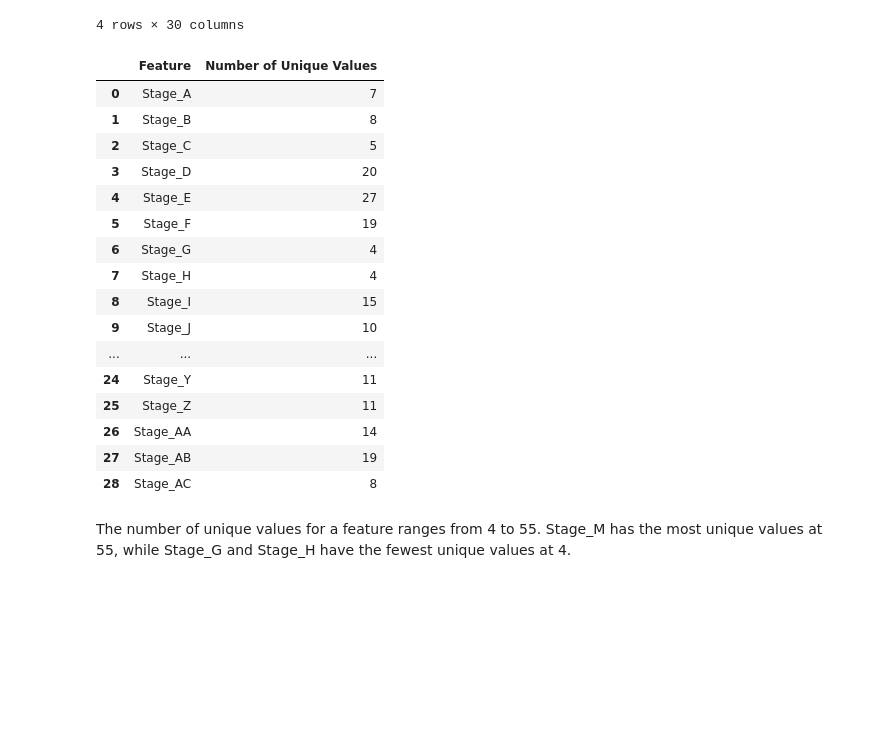
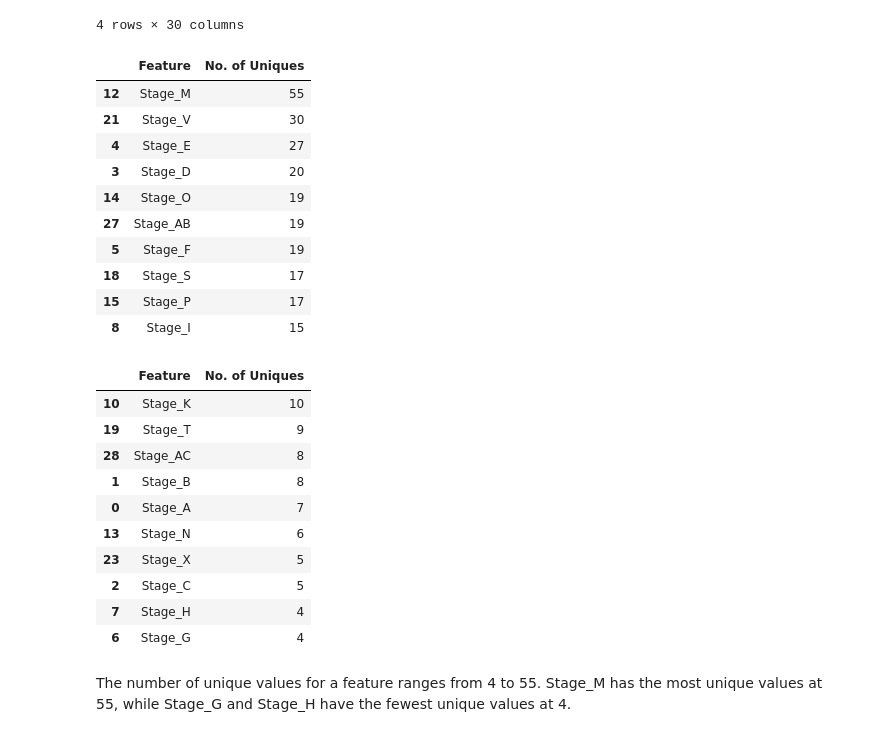
Before and after one commit to puc26/kaggleNotebook, a Jupyter notebook: 20230811_WATAnalysis.ipynb, the cells around one changed output. Drawn from its saved outputs; the diff is of its cells as text; code cells hidden in the pictures; blank space fills up the shorter version.

```diff
--- a/20230811_WATAnalysis.ipynb
+++ b/20230811_WATAnalysis.ipynb
@@ -315,24 +316,33 @@ all_data.describe(include=['O'])
 # %%
 # Descriptive statistics to each feature
 categorical_statistic = all_data[categorical_cols].nunique().reset_index()
-categorical_statistic.columns = ["Feature", "Number of Unique Values"]
-categorical_statistic
+categorical_statistic.columns = ['Feature', 'No. of Uniques']
+categorical_statistic = categorical_statistic.sort_values(by='No. of Uniques', ascending=False)
+categorical_statistic.head(10)
 # %% [output]
-|  | Feature | Number of Unique Values |
-| 0 | Stage_A | 7 |
-| 1 | Stage_B | 8 |
-| 2 | Stage_C | 5 |
+|  | Feature | No. of Uniques |
+| 12 | Stage_M | 55 |
+| 21 | Stage_V | 30 |
+| 4 | Stage_E | 27 |
 | 3 | Stage_D | 20 |
-| 4 | Stage_E | 27 |
+| 14 | Stage_O | 19 |
+| 27 | Stage_AB | 19 |
 | 5 | Stage_F | 19 |
-| 6 | Stage_G | 4 |
-| 7 | Stage_H | 4 |
+| 18 | Stage_S | 17 |
+| 15 | Stage_P | 17 |
 | 8 | Stage_I | 15 |
-| 9 | Stage_J | 10 |
-| ... | ... | ... |
-| 24 | Stage_Y | 11 |
-| 25 | Stage_Z | 11 |
-| 26 | Stage_AA | 14 |
-| 27 | Stage_AB | 19 |
-| 28 | Stage_AC | 8 |
+# %%
+categorical_statistic.tail(10)
+# %% [output]
+|  | Feature | No. of Uniques |
+| 10 | Stage_K | 10 |
+| 19 | Stage_T | 9 |
+| 28 | Stage_AC | 8 |
+| 1 | Stage_B | 8 |
+| 0 | Stage_A | 7 |
+| 13 | Stage_N | 6 |
+| 23 | Stage_X | 5 |
+| 2 | Stage_C | 5 |
+| 7 | Stage_H | 4 |
+| 6 | Stage_G | 4 |
 # %% [markdown]
```
Also changed, not shown: parts of 11 cells of this notebook.
